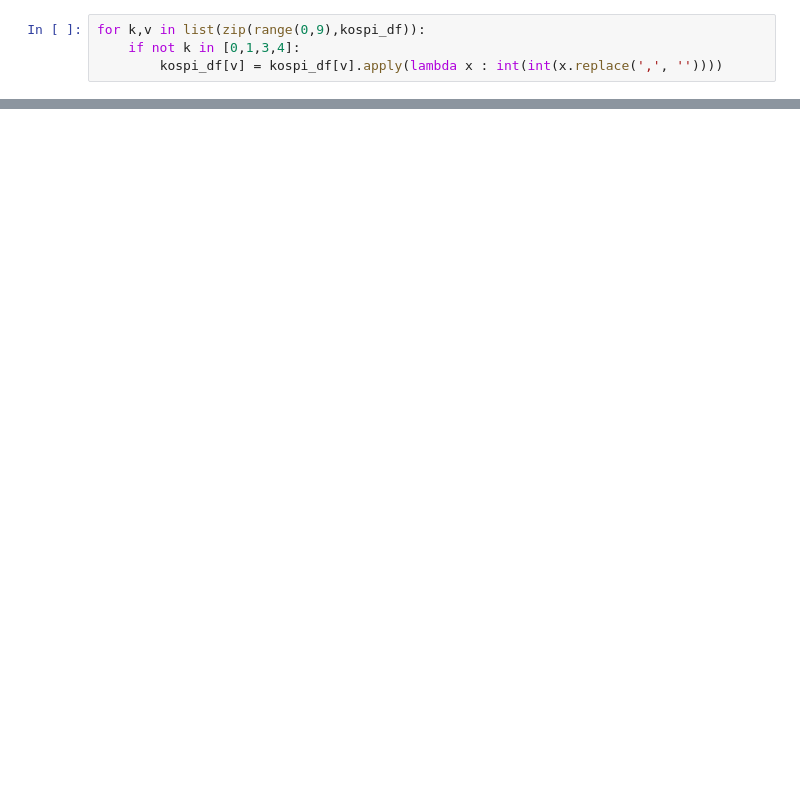
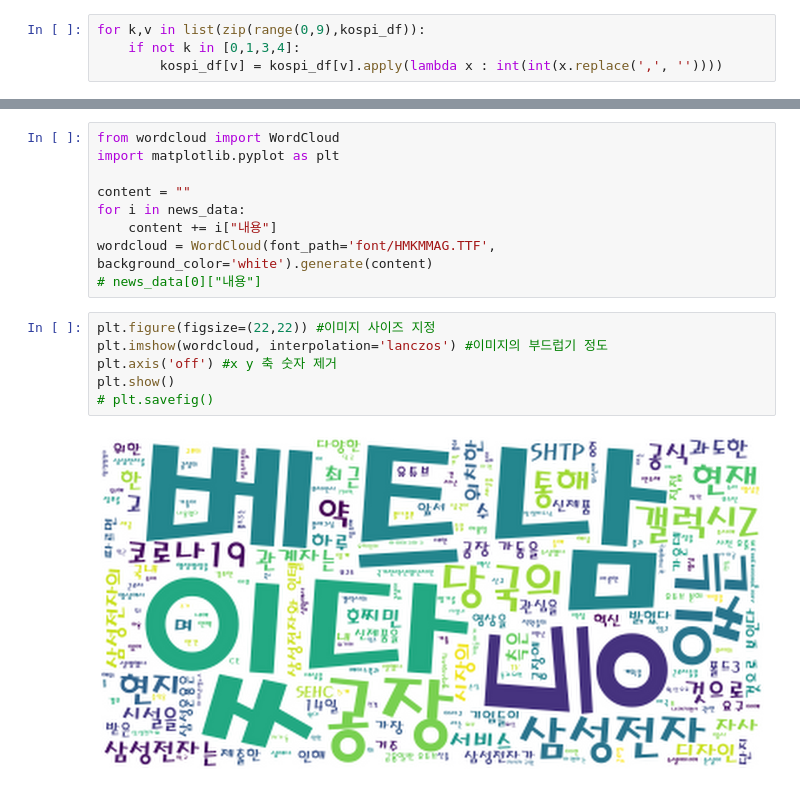
Before and after one commit to Henry-choi426/Crawling, a Jupyter notebook: Stock_Crawler_ver01.ipynb, the cells around one changed output, grey strips where cells are left out. Saved outputs shown, nothing was run; the diff lists cells and outputs as text; blank space fills up the shorter version.

```diff
--- a/Stock_Crawler_ver01.ipynb
+++ b/Stock_Crawler_ver01.ipynb
@@ -124,0 +195,17 @@ plt.show()
+# %%
+from wordcloud import WordCloud
+import matplotlib.pyplot as plt
+
+content = ""
+for i in news_data:
+    content += i["내용"]
+wordcloud = WordCloud(font_path='font/HMKMMAG.TTF', background_color='white').generate(content)
+# news_data[0]["내용"]
+# %%
+plt.figure(figsize=(22,22)) #이미지 사이즈 지정
+plt.imshow(wordcloud, interpolation='lanczos') #이미지의 부드럽기 정도
+plt.axis('off') #x y 축 숫자 제거
+plt.show()
+# plt.savefig()
+# %% [output]
+[figure, added]
```
Also changed, not shown: parts of 9 cells of this notebook.
